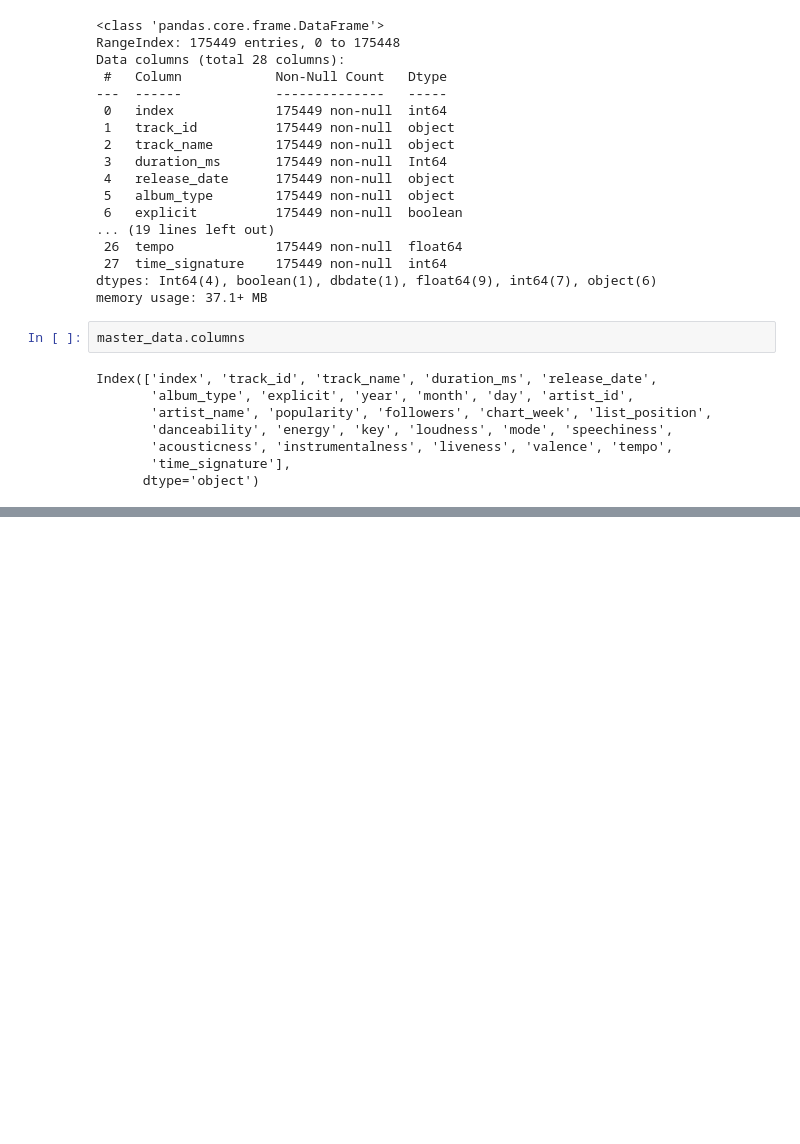
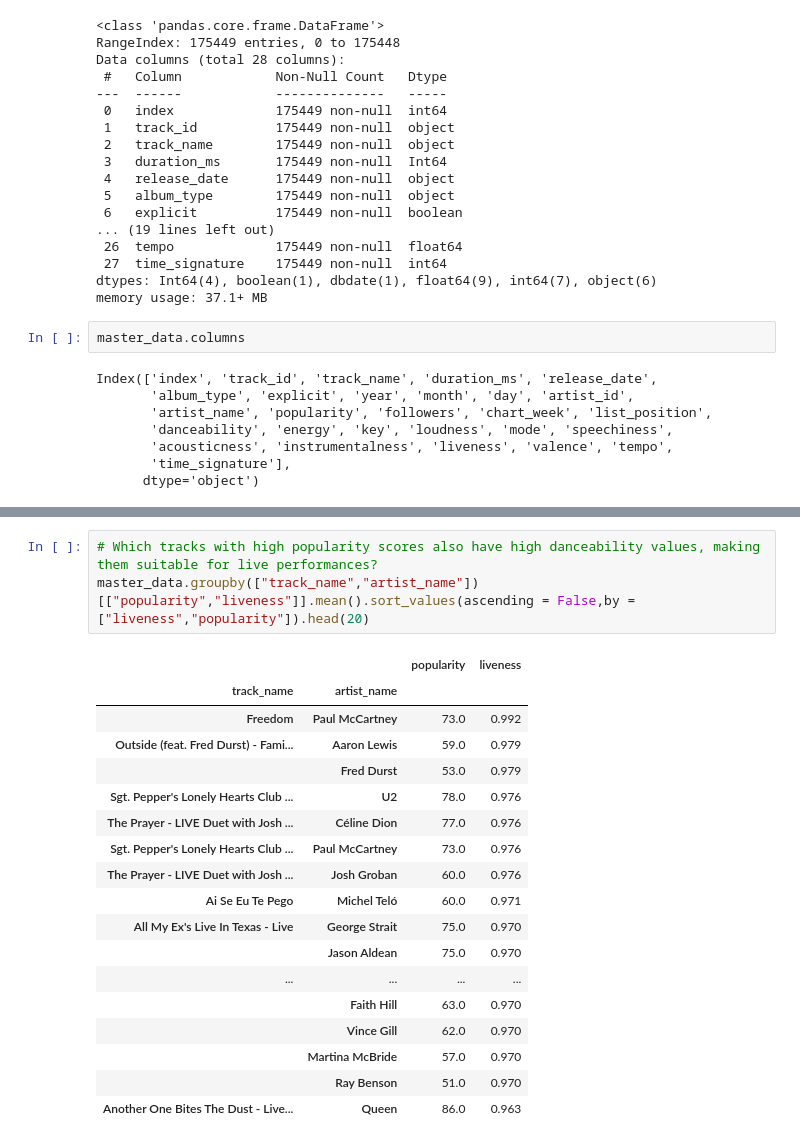
Before and after one commit to nwaynway30/da26_python, a Jupyter notebook: master_data.ipynb, the cells around one changed output, grey strips where cells are left out. Cells and saved outputs as stored; diff of their text form; blank space fills up the shorter version.

```diff
--- a/master_data.ipynb
+++ b/master_data.ipynb
@@ -497,0 +572,22 @@ hello world
+# %%
+# Which tracks with high popularity scores also have high danceability values, making them suitable for live performances?
+master_data.groupby(["track_name","artist_name"])[["popularity","liveness"]].mean().sort_values(ascending = False,by = ["liveness","popularity"]).head(20)
+# %% [output]
+|  |  | popularity | liveness |
+| track_name | artist_name |  |  |
+| Freedom | Paul McCartney | 73.0 | 0.992 |
+| Outside (feat. Fred Durst) - Fami... | Aaron Lewis | 59.0 | 0.979 |
+|  | Fred Durst | 53.0 | 0.979 |
+| Sgt. Pepper's Lonely Hearts Club ... | U2 | 78.0 | 0.976 |
+| The Prayer - LIVE Duet with Josh ... | Céline Dion | 77.0 | 0.976 |
+| Sgt. Pepper's Lonely Hearts Club ... | Paul McCartney | 73.0 | 0.976 |
+| The Prayer - LIVE Duet with Josh ... | Josh Groban | 60.0 | 0.976 |
+| Ai Se Eu Te Pego | Michel Teló | 60.0 | 0.971 |
+| All My Ex's Live In Texas - Live | George Strait | 75.0 | 0.970 |
+|  | Jason Aldean | 75.0 | 0.970 |
+| ... | ... | ... | ... |
+|  | Faith Hill | 63.0 | 0.970 |
+|  | Vince Gill | 62.0 | 0.970 |
+|  | Martina McBride | 57.0 | 0.970 |
+|  | Ray Benson | 51.0 | 0.970 |
+| Another One Bites The Dust - Live... | Queen | 86.0 | 0.963 |
```
Also changed, not shown: parts of 12 cells of this notebook.
